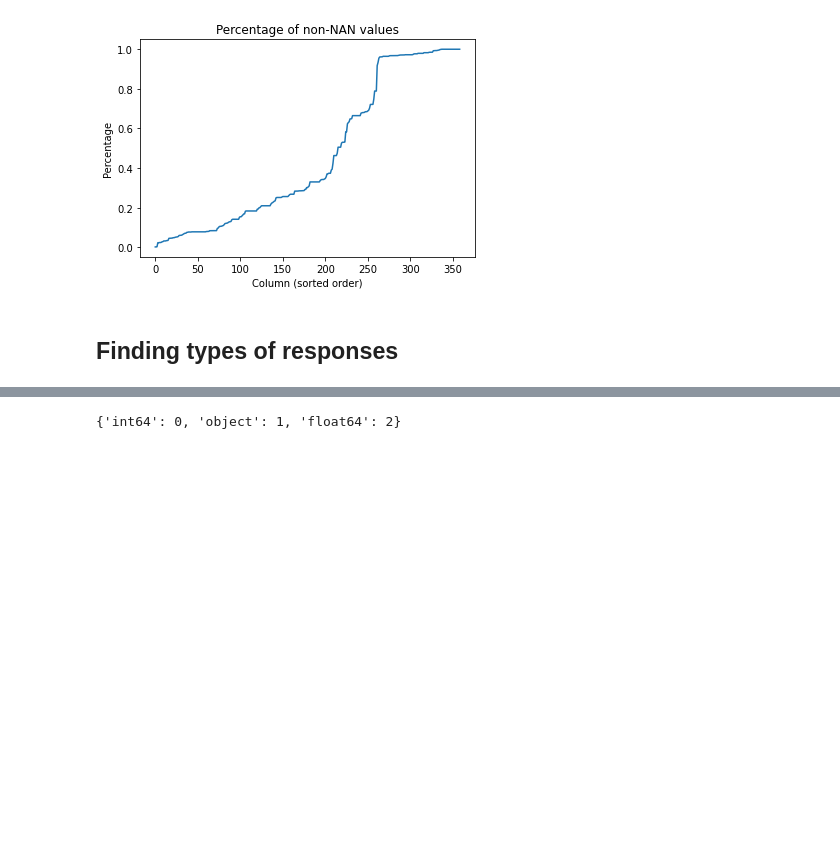
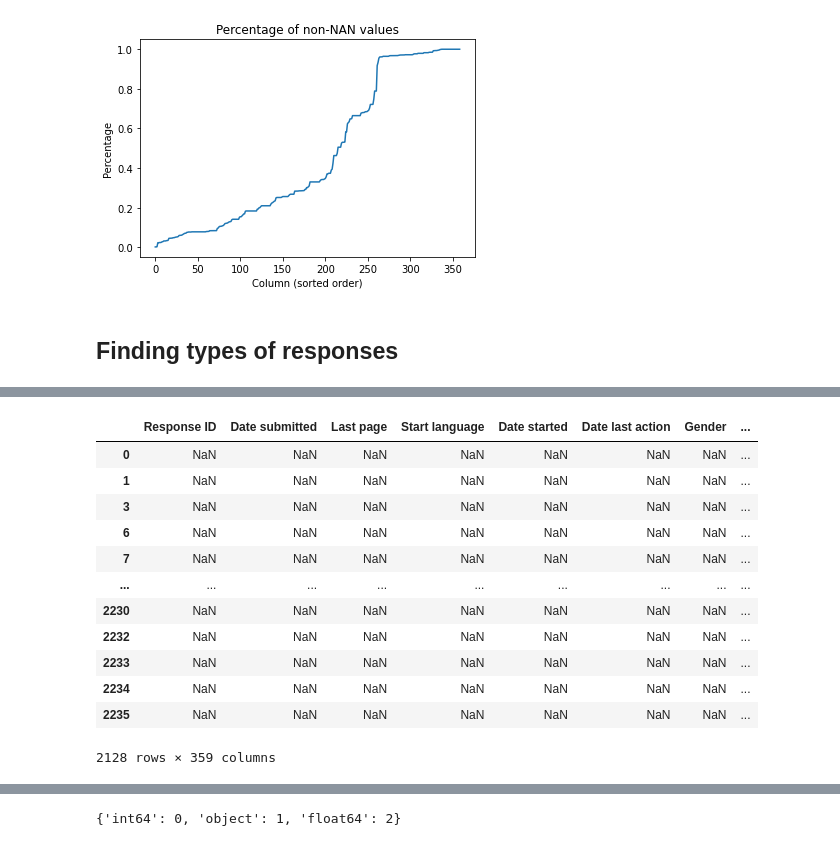
Before and after one commit to TemporalData/UDC, a Jupyter notebook: Preprocessing/Explore.ipynb, the cells around one changed output, grey strips where cells are left out. Cells and saved outputs as stored; diff of their text form; code cells hidden in the pictures; blank space fills up the shorter version.

```diff
--- a/Preprocessing/Explore.ipynb
+++ b/Preprocessing/Explore.ipynb
@@ -191,0 +195,16 @@ clean_data
+# %%
+clean_data.where(clean_data['Start language'] == 'th')
+# %% [output]
+|  | Response ID | Date submitted | Last page | Start language | Date started | Date last action | Gender | ... |
+| 0 | NaN | NaN | NaN | NaN | NaN | NaN | NaN | ... |
+| 1 | NaN | NaN | NaN | NaN | NaN | NaN | NaN | ... |
+| 3 | NaN | NaN | NaN | NaN | NaN | NaN | NaN | ... |
+| 6 | NaN | NaN | NaN | NaN | NaN | NaN | NaN | ... |
+| 7 | NaN | NaN | NaN | NaN | NaN | NaN | NaN | ... |
+| ... | ... | ... | ... | ... | ... | ... | ... | ... |
+| 2230 | NaN | NaN | NaN | NaN | NaN | NaN | NaN | ... |
+| 2232 | NaN | NaN | NaN | NaN | NaN | NaN | NaN | ... |
+| 2233 | NaN | NaN | NaN | NaN | NaN | NaN | NaN | ... |
+| 2234 | NaN | NaN | NaN | NaN | NaN | NaN | NaN | ... |
+| 2235 | NaN | NaN | NaN | NaN | NaN | NaN | NaN | ... |
+2128 rows × 359 columns
```
Also changed, not shown: parts of 5 cells of this notebook, 1 other file.
